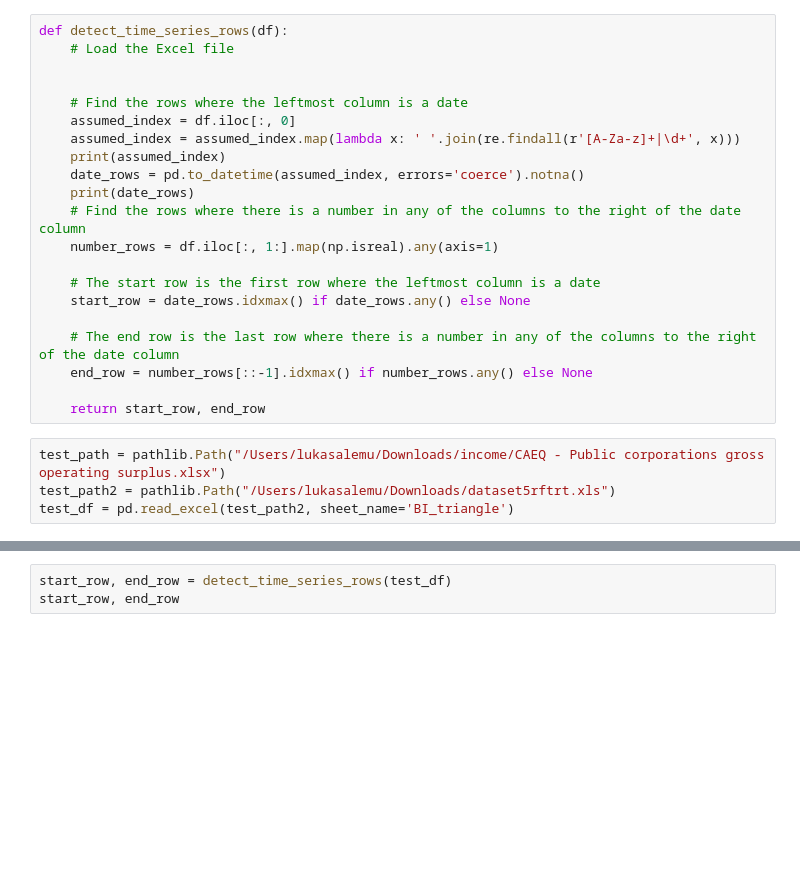
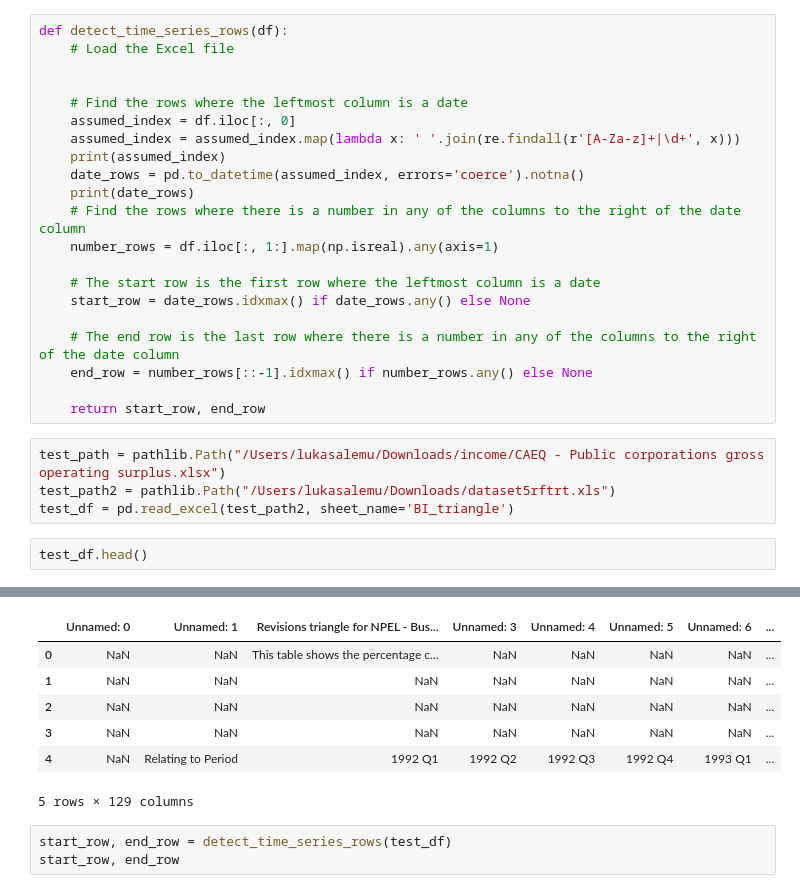
Before and after one commit to lukas-al/revisions_toolkit, a Jupyter notebook: revisions-toolkit/notebooks/test_nb2.ipynb, the cells around one changed output, grey strips where cells are left out. Saved outputs shown, nothing was run; the diff lists cells and outputs as text; blank space fills up the shorter version.

```diff
--- a/revisions-toolkit/notebooks/test_nb2.ipynb
+++ b/revisions-toolkit/notebooks/test_nb2.ipynb
@@ -28,3 +28,6 @@ def detect_time_series_rows(df):
 test_path = pathlib.Path("/Users/lukasalemu/Downloads/income/CAEQ - Public corporations gross operating surplus.xlsx")
 test_path2 = pathlib.Path("/Users/lukasalemu/Downloads/dataset5rftrt.xls")
 test_df = pd.read_excel(test_path2, sheet_name='BI_triangle')
+# %%
+test_df.head()
+# %% [output]
@@ -31,3 +35,10 @@ test_df = pd.read_excel(test_path2, sheet_name='BI_triangle')
+|  | Unnamed: 0 | Unnamed: 1 | Revisions triangle for NPEL - Bus... | Unnamed: 3 | Unnamed: 4 | Unnamed: 5 | Unnamed: 6 | ... |
+| 0 | NaN | NaN | This table shows the percentage c... | NaN | NaN | NaN | NaN | ... |
+| 1 | NaN | NaN | NaN | NaN | NaN | NaN | NaN | ... |
+| 2 | NaN | NaN | NaN | NaN | NaN | NaN | NaN | ... |
+| 3 | NaN | NaN | NaN | NaN | NaN | NaN | NaN | ... |
+| 4 | NaN | Relating to Period | 1992 Q1 | 1992 Q2 | 1992 Q3 | 1992 Q4 | 1993 Q1 | ... |
+5 rows × 129 columns
 # %%
 start_row, end_row = detect_time_series_rows(test_df)
 start_row, end_row
```
Also changed, not shown: parts of 1 cell of this notebook, 4 other files.
